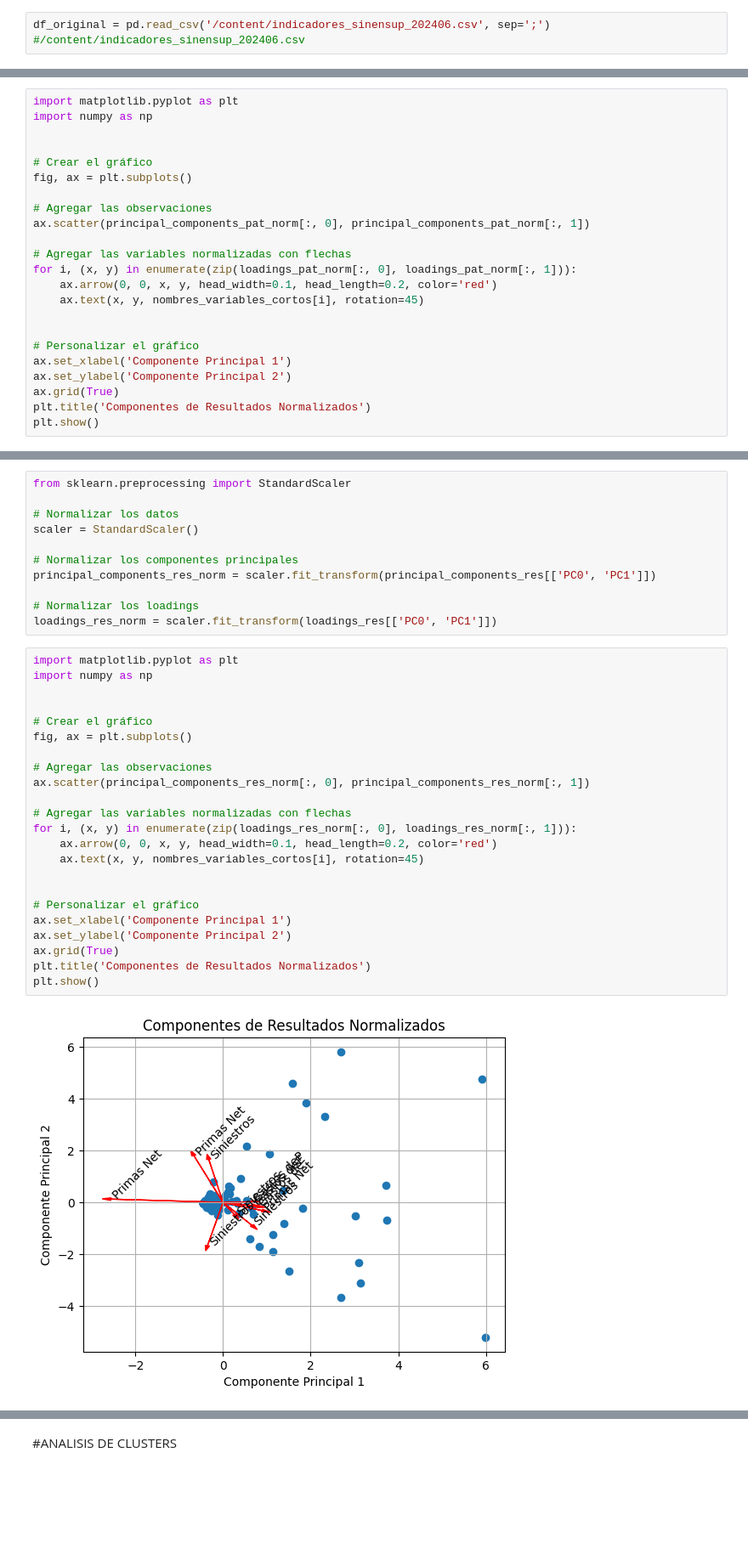
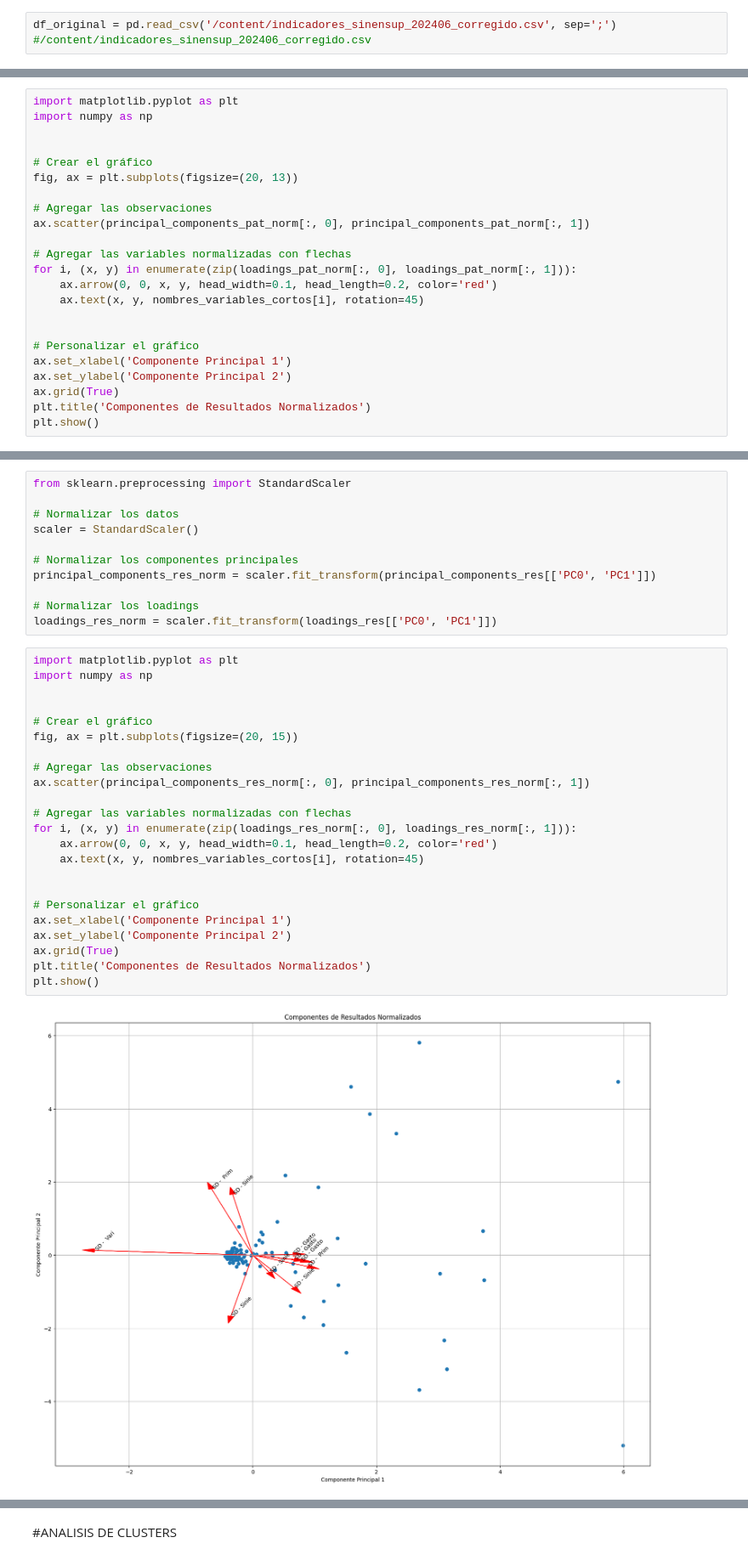
Before and after one commit to CristaldoWeint/M71V-M72V_06-M-todos-de-An-lisis-Multivariado---C09-2024, a Jupyter notebook: CRISTALDO_Multivariado_TFinal.ipynb, the cells around one changed output, grey strips where cells are left out. Shown at 85% size. Saved outputs shown, nothing was run; the diff lists cells and outputs as text; blank space fills up the shorter version.

```diff
--- a/CRISTALDO_Multivariado_TFinal.ipynb
+++ b/CRISTALDO_Multivariado_TFinal.ipynb
@@ -49,5 +50,5 @@ Downloading indicadores_sinensup_202406.csv to /content
 # %%
-df_original = pd.read_csv('/content/indicadores_sinensup_202406.csv', sep=';') #/content/indicadores_sinensup_202406.csv
+df_original = pd.read_csv('/content/indicadores_sinensup_202406_corregido.csv', sep=';') #/content/indicadores_sinensup_202406_corregido.csv
 # %%
 df_original.head()
 # %% [output]
@@ -267,7 +268,7 @@ import numpy as np
 
 
 # Crear el gráfico
-fig, ax = plt.subplots()
+fig, ax = plt.subplots(figsize=(20, 13))
 
 # Agregar las observaciones
 ax.scatter(principal_components_pat_norm[:, 0], principal_components_pat_norm[:, 1])
@@ -463,25 +464,25 @@ loadings_res_norm = scaler.fit_transform(loadings_res[['PC0', 'PC1']])
 # %%
 import matplotlib.pyplot as plt
 import numpy as np
 
 
 # Crear el gráfico
-fig, ax = plt.subplots()
+fig, ax = plt.subplots(figsize=(20, 15))
 
 # Agregar las observaciones
 ax.scatter(principal_components_res_norm[:, 0], principal_components_res_norm[:, 1])
 
 # Agregar las variables normalizadas con flechas
 for i, (x, y) in enumerate(zip(loadings_res_norm[:, 0], loadings_res_norm[:, 1])):
     ax.arrow(0, 0, x, y, head_width=0.1, head_length=0.2, color='red')
     ax.text(x, y, nombres_variables_cortos[i], rotation=45)
 
 
 # Personalizar el gráfico
 ax.set_xlabel('Componente Principal 1')
 ax.set_ylabel('Componente Principal 2')
 ax.grid(True)
 plt.title('Componentes de Resultados Normalizados')
 plt.show()
 # %% [output]
-[figure, old version]
+[figure, new version]
```
Also changed, not shown: parts of 34 cells of this notebook.
